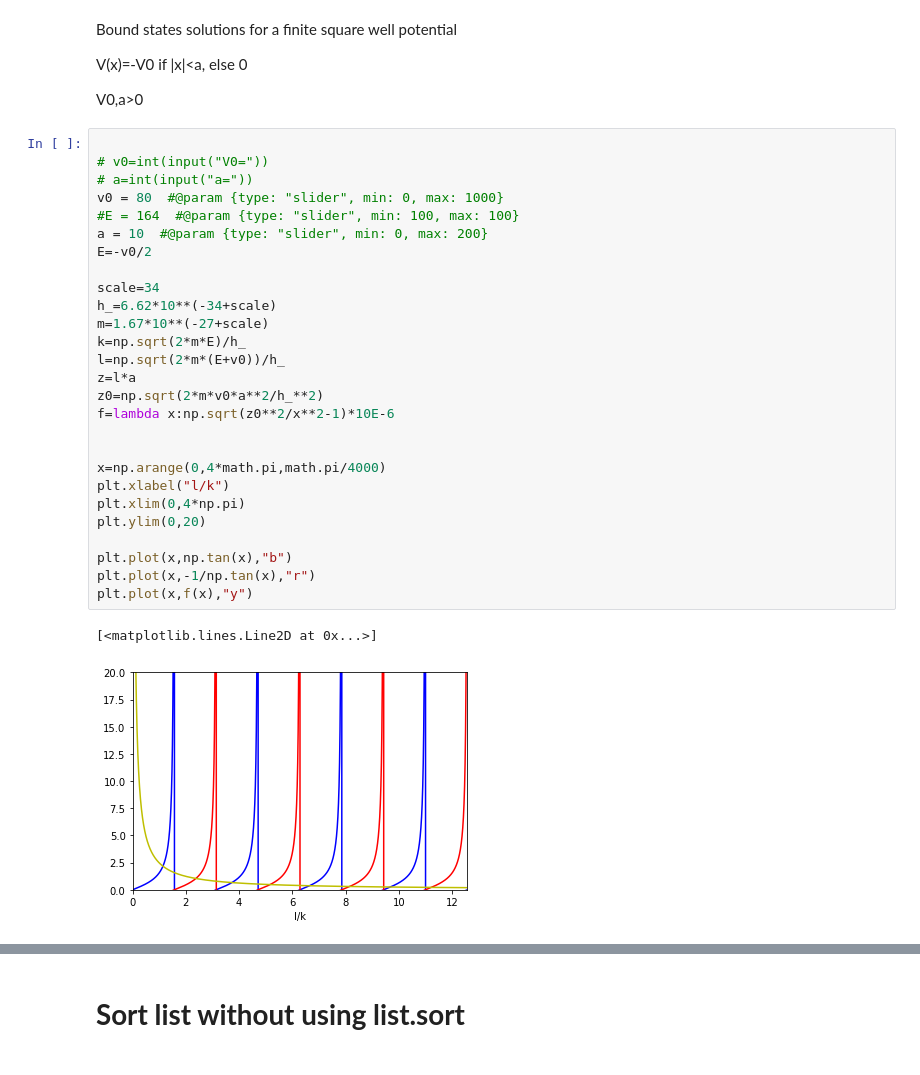
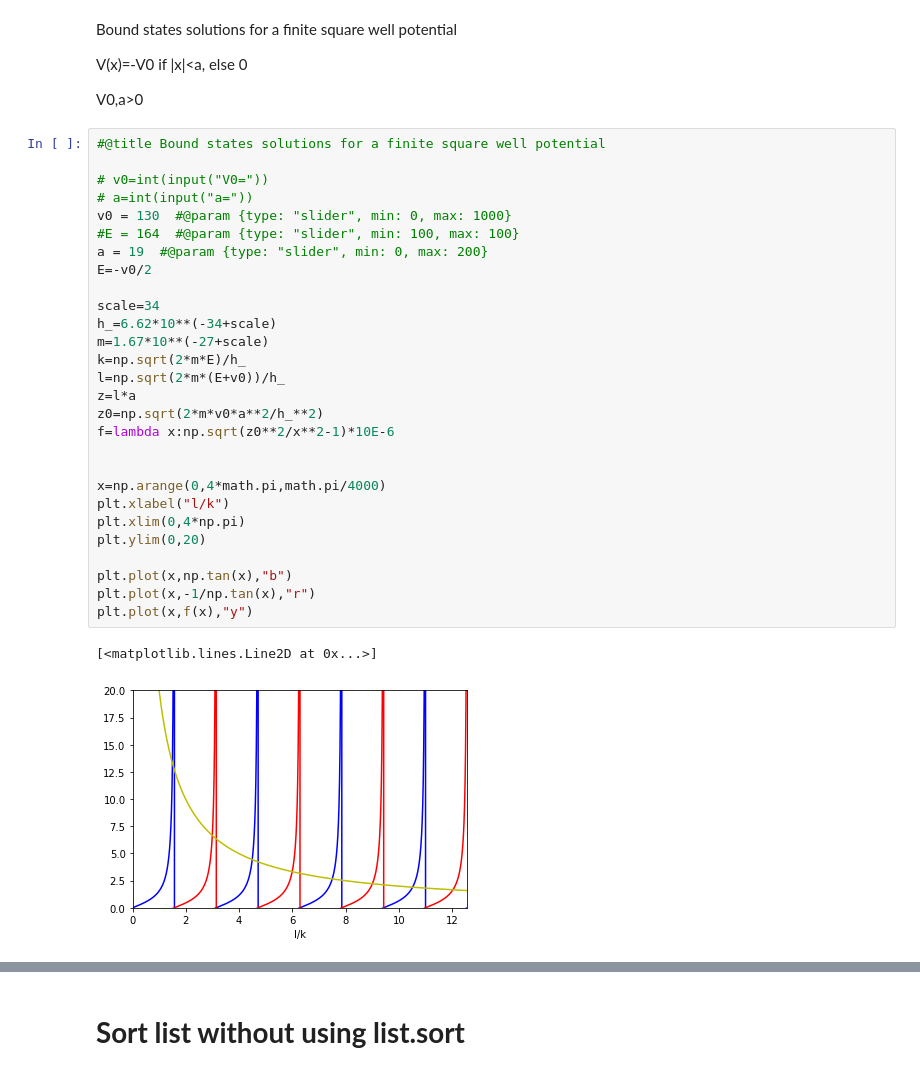
Before and after one commit to githeb-sudo/HQ, a Jupyter notebook: CodeWars.ipynb, the cells around one changed output, grey strips where cells are left out. Saved outputs shown, nothing was run; the diff lists cells and outputs as text.

```diff
--- a/CodeWars.ipynb
+++ b/CodeWars.ipynb
@@ -179,32 +201,33 @@ V(x)=-V0 if |x|<a, else 0
 
 V0,a>0
 # %%
+#@title Bound states solutions for a finite square well potential
 
 # v0=int(input("V0="))
 # a=int(input("a="))
-v0 = 80  #@param {type: "slider", min: 0, max: 1000}
+v0 = 130  #@param {type: "slider", min: 0, max: 1000}
 #E = 164  #@param {type: "slider", min: 100, max: 100}
-a = 10  #@param {type: "slider", min: 0, max: 200}
+a = 19  #@param {type: "slider", min: 0, max: 200}
 E=-v0/2
 
 scale=34
 h_=6.62*10**(-34+scale)
 m=1.67*10**(-27+scale)
 k=np.sqrt(2*m*E)/h_
 l=np.sqrt(2*m*(E+v0))/h_
 z=l*a
 z0=np.sqrt(2*m*v0*a**2/h_**2)
 f=lambda x:np.sqrt(z0**2/x**2-1)*10E-6
 
 
 x=np.arange(0,4*math.pi,math.pi/4000)
 plt.xlabel("l/k")
 plt.xlim(0,4*np.pi)
 plt.ylim(0,20)
 
 plt.plot(x,np.tan(x),"b")
 plt.plot(x,-1/np.tan(x),"r")
 plt.plot(x,f(x),"y")
 # %% [output]
 [<matplotlib.lines.Line2D at 0x...>]
-[figure, old version]
+[figure, new version]
```
Also changed, not shown: parts of 26 cells of this notebook.
